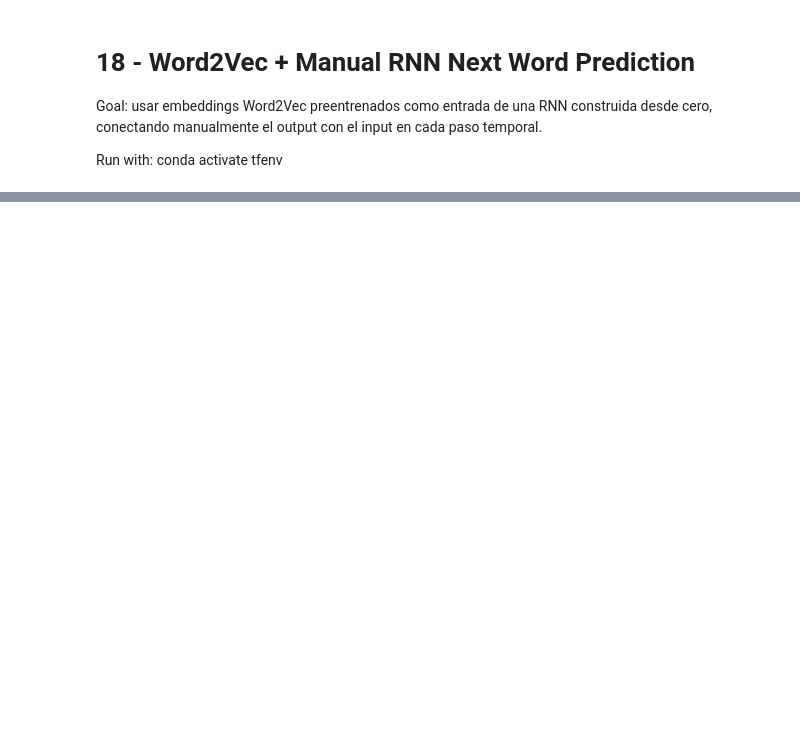
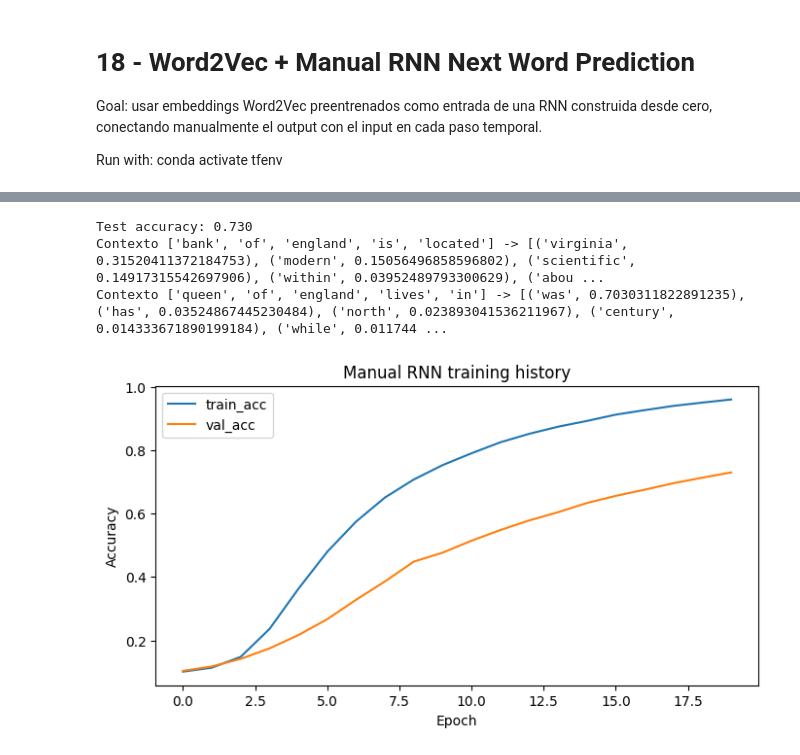
Before and after one commit to eanorambuena/learning-ai, a Jupyter notebook: notebooks/18_word2vec_rnn_manual.ipynb, the cells around one changed output, grey strips where cells are left out. Drawn from its saved outputs; the diff is of its cells as text; code cells hidden in the pictures; blank space fills up the shorter version.

```diff
--- a/notebooks/18_word2vec_rnn_manual.ipynb
+++ b/notebooks/18_word2vec_rnn_manual.ipynb
@@ -18,7 +20,7 @@ print(f"TensorFlow version: {tf.__version__}")
 # %%
 # Cargar embeddings Word2Vec preentrenados
 class Word2VecLoader:
-    def __init__(self, path='myWord2Vec/'):
+    def __init__(self, path='myWord2Vec/v2/'):
         target_embeddings = np.load(path + 'target_embeddings.npy')
         context_embeddings = np.load(path + 'context_embeddings.npy')
         text_vocab = np.load(path + 'text_vocab.npy', allow_pickle=True).item()
@@ -56,12 +61,12 @@ texts = [row['text'] if 'text' in row else row.get('content', '') for row in ds]
 full_text = ' '.join(texts[:5000])
 
 words = full_text.lower().split()
-words = [w.strip('.,;:!?()[]"-0123456789') for w in words]
+words = [w.strip('.,;:!?()[]\"\'-0123456789') for w in words]
 words = [w for w in words if len(w) > 2 and w in loader.text_vocab]
 print(f'Total words used: {len(words)}')
 print(f'Sample: {words[:20]}')
 
-def create_sequences(words, window=3):
+def create_sequences(words, window=5):
     X, y = [], []
     for i in range(len(words) - window):
         context = words[i:i + window]
@@ -71,7 +76,7 @@ def create_sequences(words, window=3):
             y.append(loader.text_vocab[target])
     return np.array(X, dtype=np.int32), np.array(y, dtype=np.int32)
 
-X, y = create_sequences(words, window=3)
+X, y = create_sequences(words, window=5)
 print(f'Sequences created: {len(X)}')
 print(f'Input shape: {X.shape}, Target shape: {y.shape}')
 
@@ -82,7 +93,7 @@ X_train, X_test, y_train, y_test = train_test_split(X, y, test_size=0.2, random_
 # %%
 # RNN manual desde cero: h_t = tanh(Wx x_t + Wh h_{t-1} + b)
 class ManualRNNWordPredictor(keras.Model):
-    def __init__(self, embedding_layer, vocab_size, embed_dim, hidden_dim=64):
+    def __init__(self, embedding_layer, vocab_size, embed_dim, hidden_dim=128):
         super().__init__()
         self.embedding = embedding_layer
         self.hidden_dim = hidden_dim
@@ -100,13 +111,13 @@ class ManualRNNWordPredictor(keras.Model):
         return self.out(h)
 
 vocab_size = loader.target_embeddings.shape[0]
-model = ManualRNNWordPredictor(loader.embedding_layer, vocab_size, loader.embedding_dim, hidden_dim=64)
+model = ManualRNNWordPredictor(loader.embedding_layer, vocab_size, loader.embedding_dim, hidden_dim=128)
 model.compile(optimizer='adam', loss='sparse_categorical_crossentropy', metrics=['accuracy'])
-model.build((None, 3))
+model.build((None, 5))
 model.summary()
 
 batch_size = 64
 train_ds = tf.data.Dataset.from_tensor_slices((X_train, y_train)).shuffle(min(len(X_train), 2000)).batch(batch_size).prefetch(tf.data.AUTOTUNE)
 val_ds = tf.data.Dataset.from_tensor_slices((X_test, y_test)).batch(batch_size).prefetch(tf.data.AUTOTUNE)
 
-history = model.fit(train_ds, validation_data=val_ds, epochs=10, verbose=1)
+history = model.fit(train_ds, validation_data=val_ds, epochs=20, verbose=1)
@@ -113,35 +158,40 @@ history = model.fit(train_ds, validation_data=val_ds, epochs=10, verbose=1)
 # %%
 # Evaluación y predicción de siguiente palabra
 from sklearn.metrics import accuracy_score
 
 loss, acc = model.evaluate(X_test, y_test, verbose=0)
 print(f'Test accuracy: {acc:.3f}')
 
 def predict_next_word(context_words, top_n=5):
     context_ids = [loader.text_vocab[w] for w in context_words if w in loader.text_vocab]
-    if len(context_ids) < 3:
+    if len(context_ids) < 5:
         return []
-    context_ids = np.array([context_ids[:3]], dtype=np.int32)
+    context_ids = np.array([context_ids[:5]], dtype=np.int32)
     probs = model.predict(context_ids, verbose=0)[0]
     top_indices = np.argsort(probs)[-top_n:][::-1]
     return [(loader.decode(idx), float(probs[idx])) for idx in top_indices]
 
 sample_contexts = [
-    ['london', 'bridge', 'river'],
-    ['bank', 'of', 'england'],
-    ['queen', 'of', 'england']
+    ['london', 'bridge', 'river', 'city', 'center'],
+    ['bank', 'of', 'england', 'is', 'located'],
+    ['queen', 'of', 'england', 'lives', 'in']
 ]
 
 for context in sample_contexts:
     preds = predict_next_word(context, top_n=5)
     if preds:
         print(f"Contexto {context} -> {preds}")
 
 plt.figure(figsize=(8, 4))
 plt.plot(history.history['accuracy'], label='train_acc')
 plt.plot(history.history['val_accuracy'], label='val_acc')
 plt.title('Manual RNN training history')
 plt.xlabel('Epoch')
 plt.ylabel('Accuracy')
 plt.legend()
 plt.show()
+# %% [output]
+Test accuracy: 0.730
+Contexto ['bank', 'of', 'england', 'is', 'located'] -> [('virginia', 0.31520411372184753), ('modern', 0.15056496858596802), ('scientific', 0.14917315542697906), ('within', 0.03952489793300629), ('abou ...
+Contexto ['queen', 'of', 'england', 'lives', 'in'] -> [('was', 0.7030311822891235), ('has', 0.03524867445230484), ('north', 0.023893041536211967), ('century', 0.014333671890199184), ('while', 0.011744 ...
+[figure, added]
```
Also changed, not shown: parts of 4 cells of this notebook, 4 other files.
